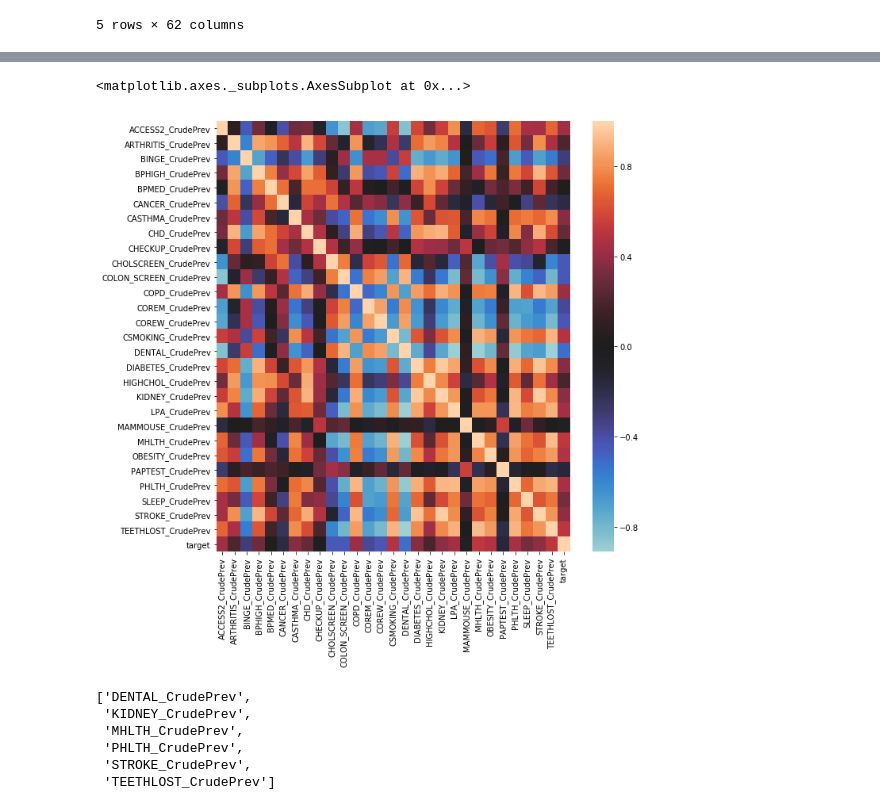
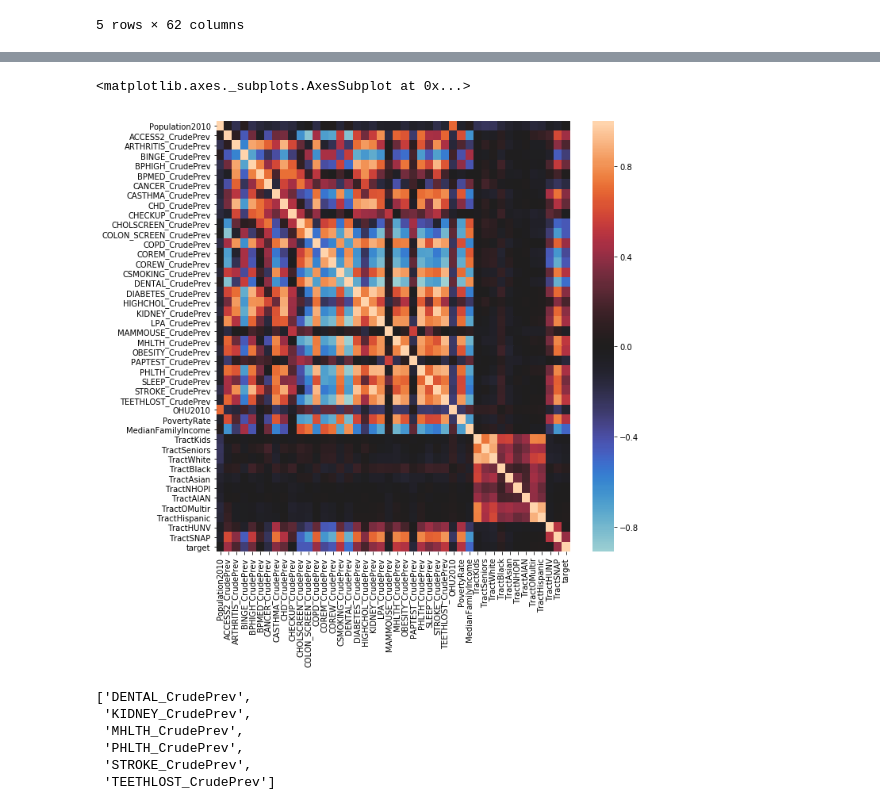
Before and after one commit to aulorbe/Food-Deserts-The-Human-Factor, a Jupyter notebook: Data Cleaning.ipynb, the cells around one changed output, grey strips where cells are left out. Saved outputs shown, nothing was run; the diff lists cells and outputs as text; code cells hidden in the pictures.

Commit message:
ny data

```diff
--- a/Data Cleaning.ipynb
+++ b/Data Cleaning.ipynb
@@ -27,3 +27,8 @@ target_df.head()
 | 1001020300 | 0 |
 | 1001020400 | 0 |
 | 1001020500 | 0 |
+# %%
+df = df[['OHU2010', 'PovertyRate', 'MedianFamilyIncome', 'TractKids','TractSeniors','TractWhite','TractBlack','TractAsian',
+         'TractNHOPI','TractAIAN','TractOMultir','TractHispanic','TractHUNV','TractSNAP']]
+df = df.join(target_df)
+df.head()
@@ -54,7 +69,7 @@ health_stats.head()
 | 1073000700 | AL | Birmingham | 107000 | 0107000-01073000700 | 2577 | 29.4 | ... |
 5 rows × 62 columns
 # %%
-combined_data = health_stats.join(target_df)
+combined_data = health_stats.join(df)
 combined_data.head()
 # %% [output]
 |  | StateAbbr | PlaceName | PlaceFIPS | Place_TractID | Population2010 | ACCESS2_CrudePrev | ACCESS2_Crude95CI | ... |
@@ -99,0 +133,7 @@ combined_data.head()
+# %%
+dem_columns = combined_data.columns[-12:-3]
+for column in dem_columns:
+    combined_data[column] = combined_data[column]/combined_data['Population2010']
+household_columns = combined_data.columns[-3:-1]
+for column in household_columns:
+    combined_data[column] = combined_data[column]/combined_data['OHU2010']
@@ -100,9 +154,9 @@ combined_data.head()
 # %%
 plt.figure(figsize=(10,10))
-sns.heatmap(combined_data.iloc[:, 5:].corr(), center=0)
+sns.heatmap(combined_data.iloc[:, 4:].corr(), center=0)
 # %% [output]
 <matplotlib.axes._subplots.AxesSubplot at 0x...>
-[figure, old version]
+[figure, new version]
 # %%
 correlations = combined_data.corr().abs()
 # %%
```
Also changed, not shown: parts of 13 cells of this notebook, 6 other files.
